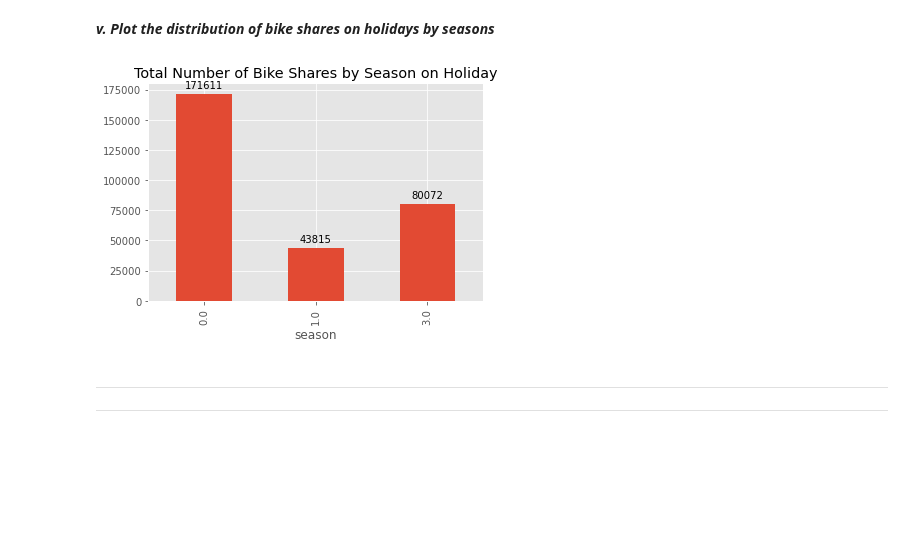
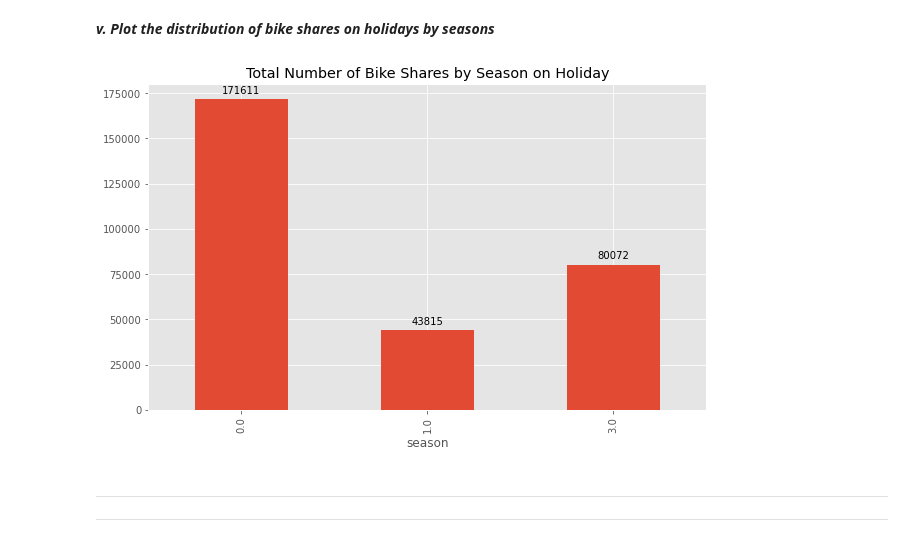
Before and after one commit to smeteo/Data_Science_and_Machine_Learning, a Jupyter notebook: 8._Capstone_Projects/Project_3_Demand_Prediction/Demand_Prediction_Capstone_3.ipynb, the cells around one changed output. Drawn from its saved outputs; the diff is of its cells as text; code cells hidden in the pictures; blank space fills up the shorter version.

```diff
--- a/8._Capstone_Projects/Project_3_Demand_Prediction/Demand_Prediction_Capstone_3.ipynb
+++ b/8._Capstone_Projects/Project_3_Demand_Prediction/Demand_Prediction_Capstone_3.ipynb
@@ -318,16 +320,16 @@ ax2.set_title('Bike Shares by Weekdays, Seasonal Differences');
 # %% [markdown]
 ***v. Plot the distribution of bike shares on holidays by seasons***
 # %%
-ax=df[df['is_holiday']==1].groupby('season')['cnt'].sum().plot.bar()
+ax=df[df['is_holiday']==1].groupby('season')['cnt'].sum().plot.bar(figsize=(10,6))
 plt.title('Total Number of Bike Shares by Season on Holiday')
 for p in ax.patches:
     ax.annotate(format(p.get_height(), '.0f'),
                    (p.get_x() + p.get_width() / 2., p.get_height()),
                    ha = 'center', va = 'center',
                    xytext = (0, 9),
                    textcoords = 'offset points');
 # %% [output]
-[figure, old version]
+[figure, new version]
 # %% [markdown]
 ---
 ---
```
Also changed, not shown: parts of 7 cells of this notebook, 1 other file.
